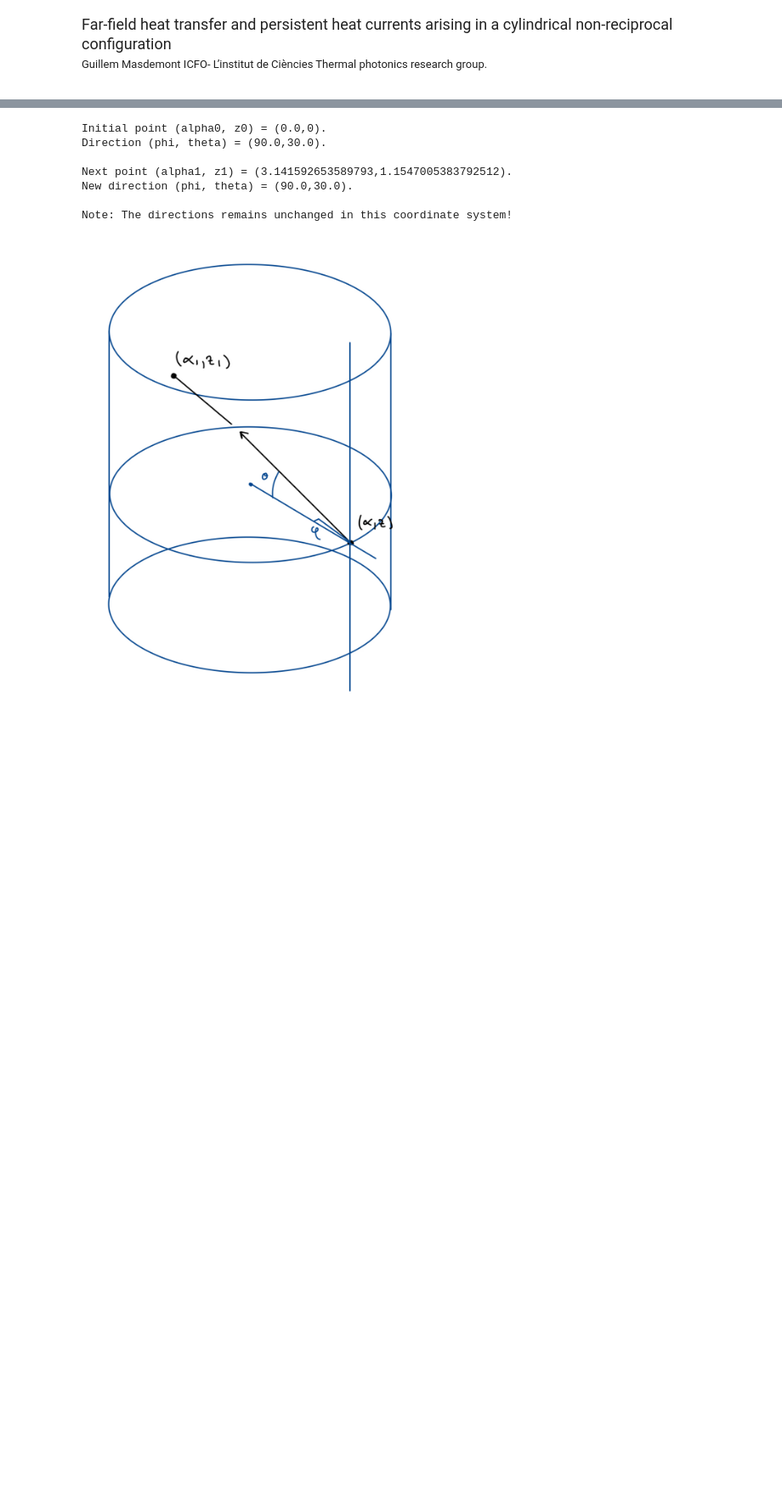
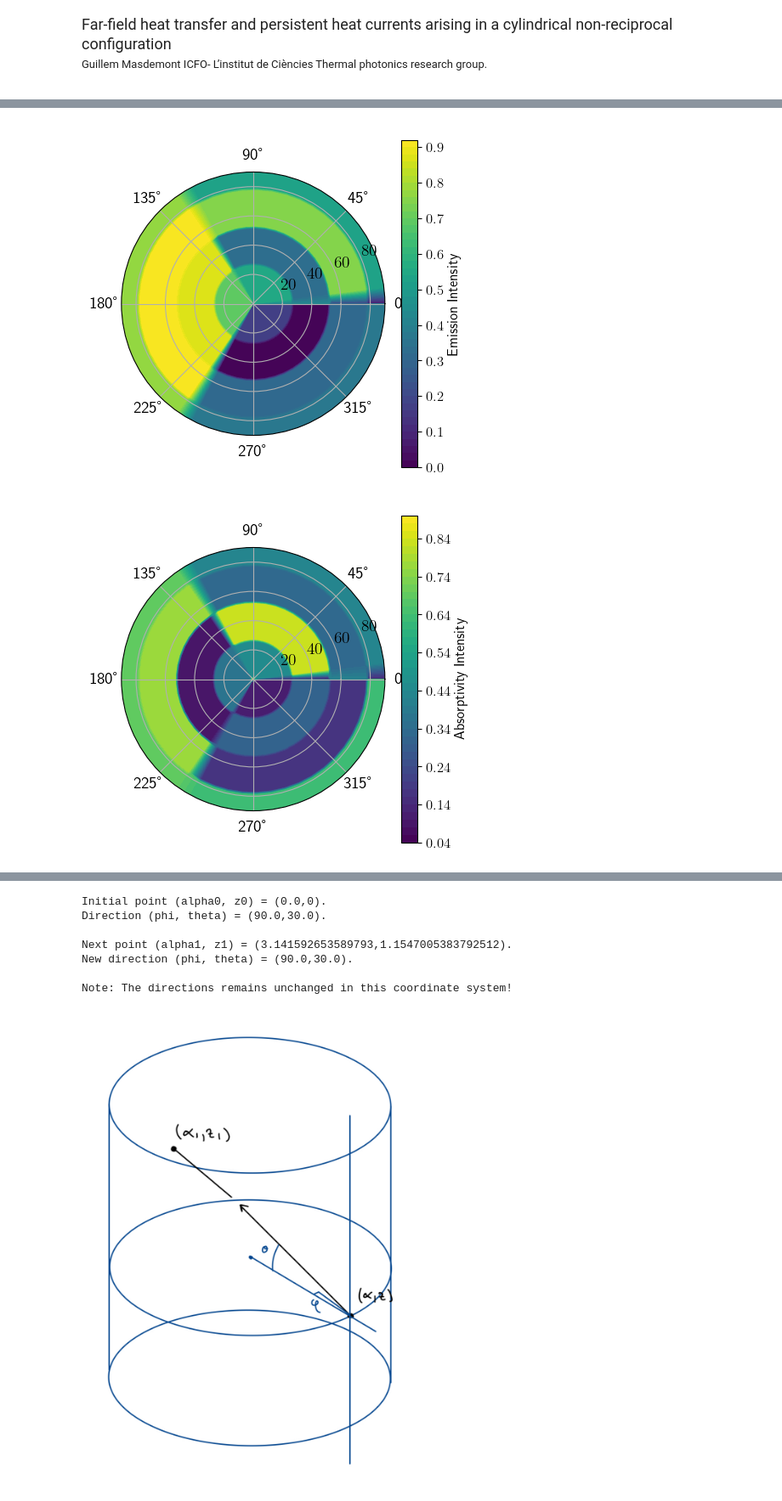
Before and after one commit to GuillemMasdemont/Far-field-heat-transfer-and-monochromatic-heat-currents-in-a-cylindrical-nonreciprocal-cavity, a Jupyter notebook: TP_Cylinder_3.ipynb, the cells around one changed output, grey strips where cells are left out. Shown: that part at 85% size. Drawn from its saved outputs; the diff is of its cells as text; code cells hidden in the pictures; blank space fills up the shorter version.

```diff
--- a/TP_Cylinder_3.ipynb
+++ b/TP_Cylinder_3.ipynb
@@ -84,8 +160,7 @@ def Rp(theta, phi):
 
     k0 = n*w/c
 
-    kx, ky, kz0 = k0*np.sin(theta)*np.cos(phi), k0 * \
-        np.sin(theta)*np.sin(phi), k0*np.cos(theta)
+    kx, ky, kz0 = k0*np.sin(theta)*np.cos(phi), k0 * np.sin(theta)*np.sin(phi), k0*np.cos(theta)
     kz1 = np.sqrt(ev * k0**2 - kx**2)
     r = (kz0 * ev - kz1 + kx*exz/ed)/(kz0 * ev + kz1 - kx*exz/ed)
     return abs(r)**2
@@ -118,7 +193,79 @@ def r(theta, phi):
 def a(theta, phi):
     return 1 - r(theta, phi)
 
-
 def e(theta, phi):
     return a(-theta, phi)
+# %%
+#Random emissivity:
+
+def compute_epsilon(r, phi, alpha):
+    epsilon_cos = 0.0
+    epsilon_sin = 0.0
+
+    alpha_copy = alpha.copy()
+
+    max_i, max_j = alpha.shape
+
+
+    for i in range(max_i):
+        L_i = legendre(i)(2*r - 1)  # Legendre polynomial of order i at (2r - 1)
+        if i != 0 and i != 1:
+            alpha_copy[i,:] = alpha_copy[i, :] / 2
+
+        if i == 1:
+            alpha_copy[i,:] = alpha_copy[i,:] / (2/3)
+
+        for j in range(max_j):
+            if j == 0:
+                alpha_copy[i,j] = alpha_copy[i,j]/2
+            # Calculate the two components of epsilon
+            if abs(i) < int(max_i/2):
+                epsilon_cos += alpha_copy[i, j] * (L_i + 1) * (np.cos(j * phi) + 1)
+            else:
+                epsilon_sin += alpha_copy[i, j] * (L_i + 1) * (np.sin(j * phi) + 1)
+
+    return 1/2 * (epsilon_cos + epsilon_sin)
+
+
+
+dpi_x = 4
+dpi_y = 8
+
+emission = np.random.rand(dpi_x, dpi_y)
+#emission = emission / np.sum(emission)
+
+
+absorption = emission.copy()
+
+for row in range(dpi_x):
+    absorption[row, :] = np.random.permutation(emission[row, :])
+
+
+
+phi_values_ea = np.linspace(0, 2*np.pi, dpi_x)  # phi from 0 to 2pi
+theta_values_ea = np.linspace(0, np.pi, dpi_y)   # theta from 0 to pi
+
+def r(theta, phi):
+    return 1 - a(theta, phi)
+
+
+def a(theta, phi):
+    phi_index = np.searchsorted(phi_values_ea, phi) - 1
+    theta_index = np.searchsorted(theta_values_ea, theta) - 1
+
+    return absorption[phi_index, theta_index]
+
+
+def e(theta, phi):
+    phi_index = np.searchsorted(phi_values_ea, phi) - 1
+    theta_index = np.searchsorted(theta_values_ea, theta) - 1
+
+    return emission[phi_index, theta_index]
+
+
+emissivity_plotter(dpi_theta = 50, dpi_varphi= 50)
+absorptivity_plotter(dpi_theta = 50, dpi_varphi = 50)
+# %% [output]
+[figure, added]
+[figure, added]
 # %%
```
Also changed, not shown: parts of 36 cells of this notebook.
